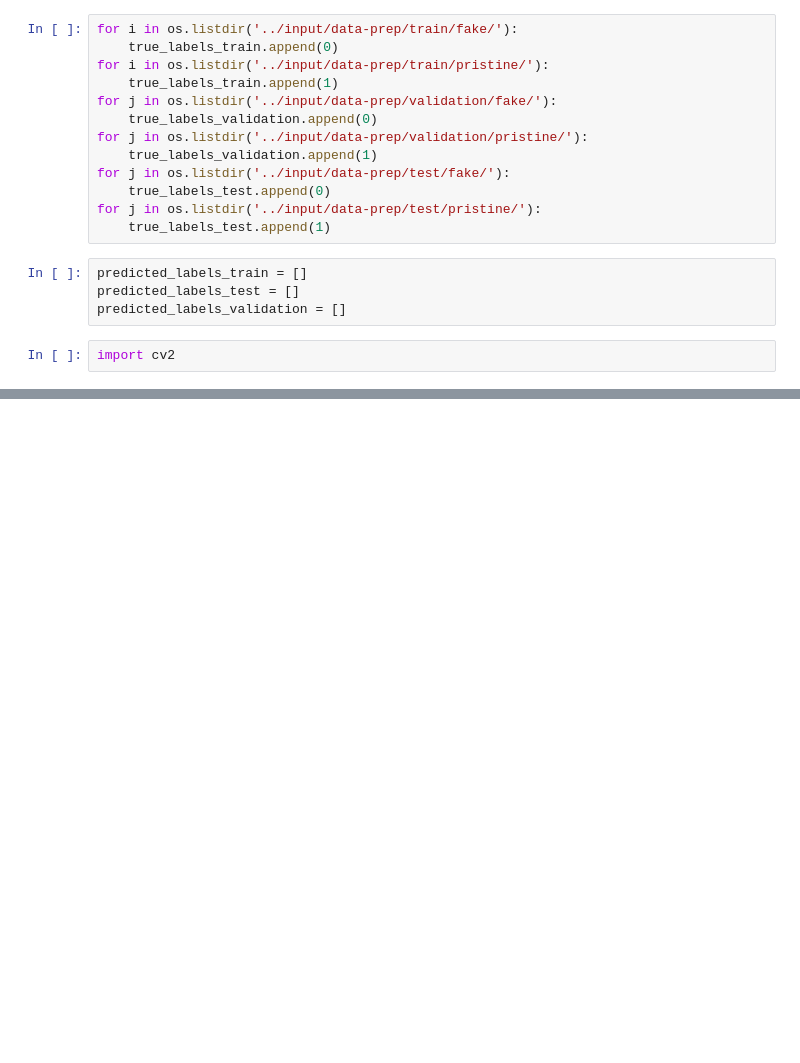
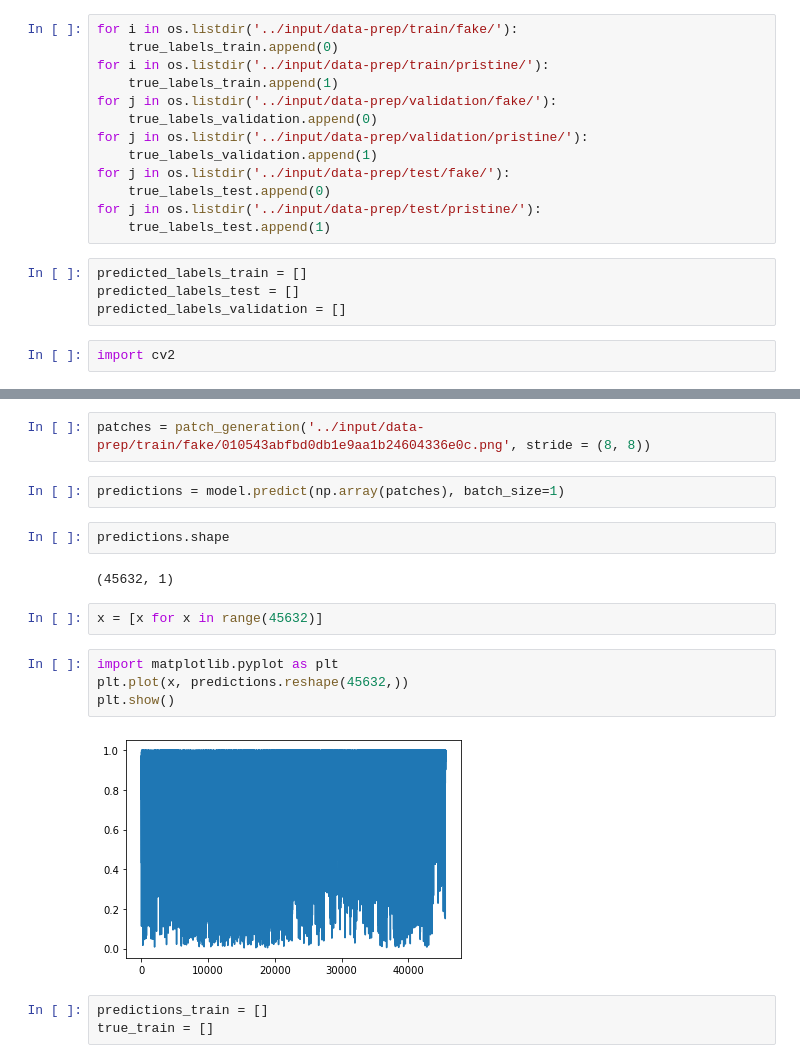
Before and after one commit to durgakiran/imageforgerydetection, a Jupyter notebook: notebooks/SCNN.ipynb, the cells around one changed output, grey strips where cells are left out. Drawn from its saved outputs; the diff is of its cells as text; blank space fills up the shorter version.

```diff
--- a/notebooks/SCNN.ipynb
+++ b/notebooks/SCNN.ipynb
@@ -285,0 +324,19 @@ def patch_generation(img: str):
+# %%
+patches = patch_generation('../input/data-prep/train/fake/010543abfbd0db1e9aa1b24604336e0c.png', stride = (8, 8))
+# %%
+predictions = model.predict(np.array(patches), batch_size=1)
+# %%
+predictions.shape
+# %% [output]
+(45632, 1)
+# %%
+x = [x for x in range(45632)]
+# %%
+import matplotlib.pyplot as plt
+plt.plot(x, predictions.reshape(45632,))
+plt.show()
+# %% [output]
+[figure, added]
+# %%
+predictions_train = []
+true_train = []
```
Also changed, not shown: parts of 31 cells of this notebook, 1 other file.
